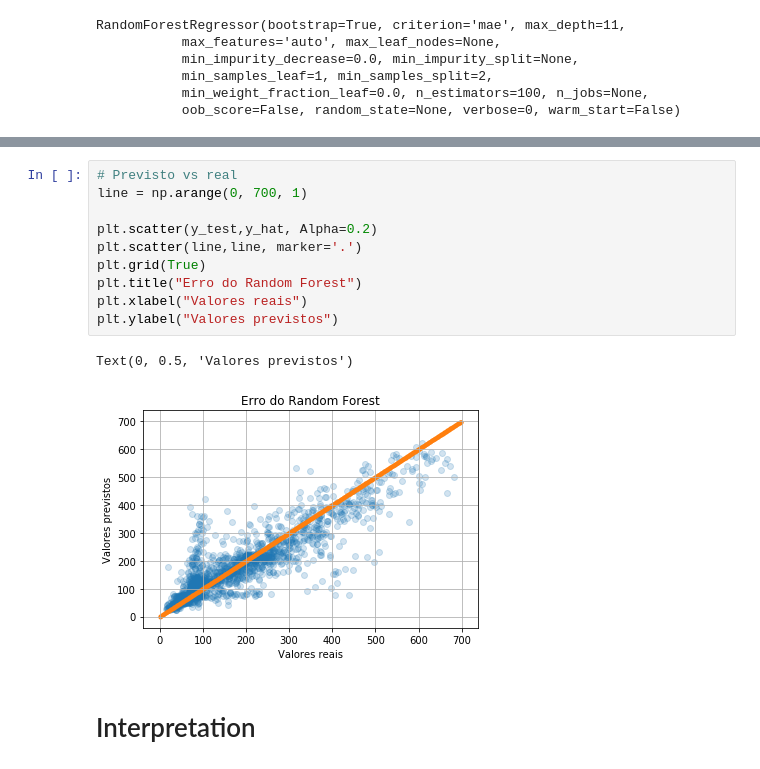
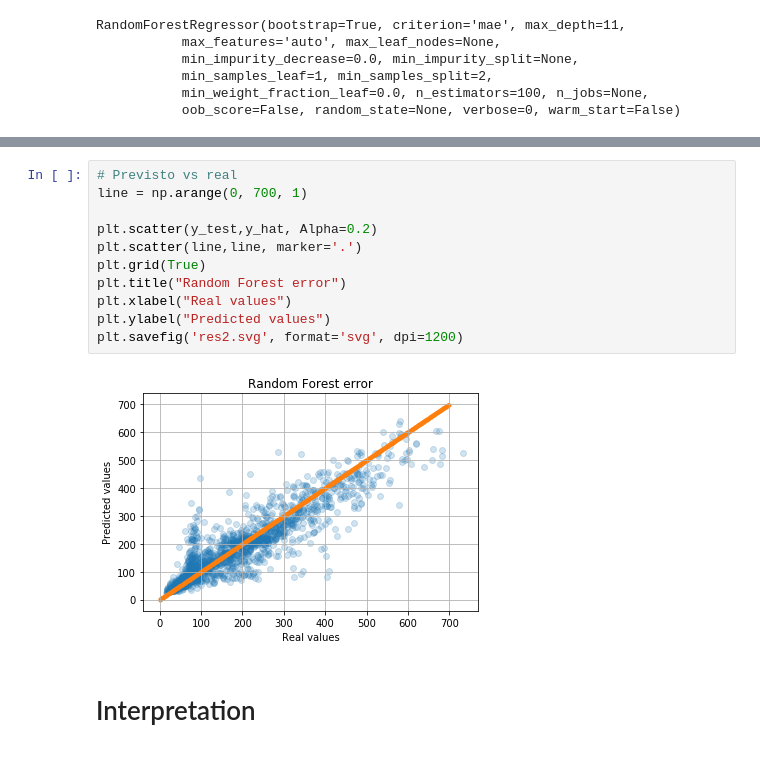
Before and after one commit to LeonardoSanBenitez/Loris-Industrial-Intelligence, a Jupyter notebook: pythonCodes/01 - WeatherRegression/4 - 2018 merged database - Random Forest and Linear Regression.ipynb, the cells around one changed output, grey strips where cells are left out. Saved outputs shown, nothing was run; the diff lists cells and outputs as text.

```diff
--- a/pythonCodes/01 - WeatherRegression/4 - 2018 merged database - Random Forest and Linear Regression.ipynb
+++ b/pythonCodes/01 - WeatherRegression/4 - 2018 merged database - Random Forest and Linear Regression.ipynb
@@ -142,16 +142,16 @@ dayType = 0.2653165795259851
 # %%
 # Previsto vs real
 line = np.arange(0, 700, 1)
 
 plt.scatter(y_test,y_hat, Alpha=0.2)
 plt.scatter(line,line, marker='.')
 plt.grid(True)
-plt.title("Erro do Random Forest")
-plt.xlabel("Valores reais")
-plt.ylabel("Valores previstos")
+plt.title("Random Forest error")
+plt.xlabel("Real values")
+plt.ylabel("Predicted values")
+plt.savefig('res2.svg', format='svg', dpi=1200)
 # %% [output]
-Text(0, 0.5, 'Valores previstos')
-[figure, old version]
+[figure, new version]
 # %% [markdown]
 # Interpretation
 # %%
```
Also changed, not shown: parts of 4 cells of this notebook, 2 other files.
